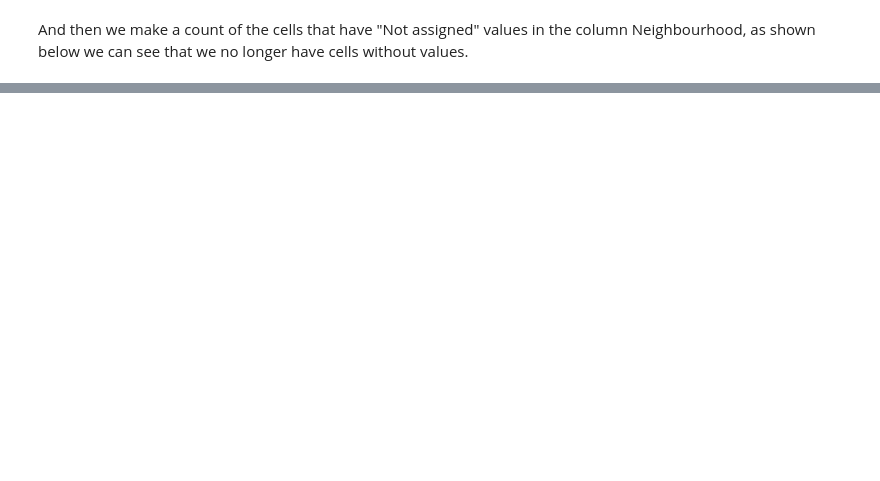
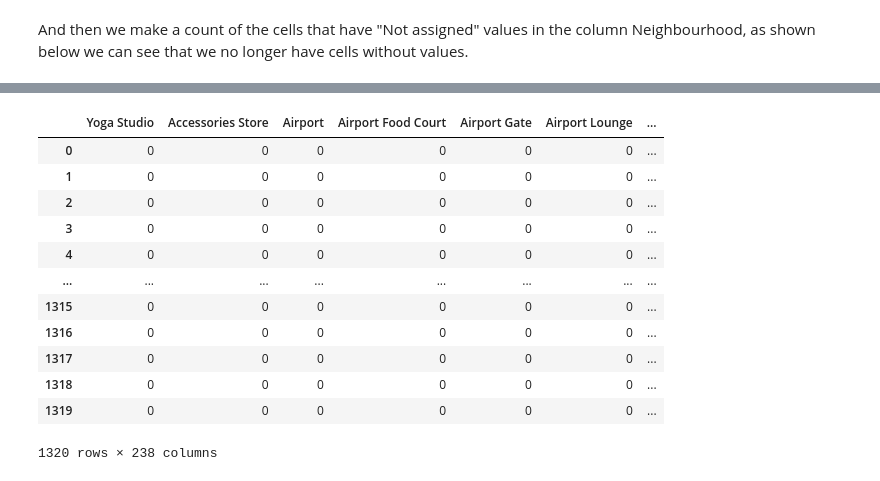
Before and after one commit to cesar7g5/Coursera_Capstone, a Jupyter notebook: Applied Data Science Capstone.ipynb, the cells around one changed output, grey strips where cells are left out. Drawn from its saved outputs; the diff is of its cells as text; code cells hidden in the pictures; blank space fills up the shorter version.

Commit message:
Published from Watson Studio.

```diff
--- a/Applied Data Science Capstone.ipynb
+++ b/Applied Data Science Capstone.ipynb
@@ -177,0 +213,4 @@ df_toronto_pc.shape
+# %%
+df_lt_geo = df_toronto_pc.merge(df_geo, on='Postal Code')
+
+df_lt_geo
@@ -177,0 +233,6 @@ df_toronto_pc.shape
+# %%
+df_lt_geo.drop(['index'], axis=1, inplace = True)
+# %%
+df_lt_geo.rename(columns={'Postal Code':'Postalcode', 'Neighbourhood':'Neighborhood',},inplace=True)
+
+df_lt_geo
@@ -177,0 +295,7 @@ df_toronto_pc.shape
+# %%
+toronto_venues = getNearbyVenues(names=df_lt_geo['Neighborhood'],
+                                   latitudes=df_lt_geo['Latitude'],
+                                   longitudes=df_lt_geo['Longitude']
+                                  )
+
+toronto_venues.head()
@@ -177,0 +326,26 @@ df_toronto_pc.shape
+# %%
+# one hot encoding
+toronto_onehot = pd.get_dummies(toronto_venues[['Venue Category']], prefix="", prefix_sep="")
+
+# add neighborhood column back to dataframe
+toronto_onehot['Neighborhood'] = toronto_venues['Neighborhood']
+
+# move neighborhood column to the first column
+fixed_columns = [toronto_onehot.columns[-1]] + list(toronto_onehot.columns[:-1])
+toronto_onehot = toronto_onehot[fixed_columns]
+
+toronto_onehot
+# %% [output]
+|  | Yoga Studio | Accessories Store | Airport | Airport Food Court | Airport Gate | Airport Lounge | ... |
+| 0 | 0 | 0 | 0 | 0 | 0 | 0 | ... |
+| 1 | 0 | 0 | 0 | 0 | 0 | 0 | ... |
+| 2 | 0 | 0 | 0 | 0 | 0 | 0 | ... |
+| 3 | 0 | 0 | 0 | 0 | 0 | 0 | ... |
+| 4 | 0 | 0 | 0 | 0 | 0 | 0 | ... |
+| ... | ... | ... | ... | ... | ... | ... | ... |
+| 1315 | 0 | 0 | 0 | 0 | 0 | 0 | ... |
+| 1316 | 0 | 0 | 0 | 0 | 0 | 0 | ... |
+| 1317 | 0 | 0 | 0 | 0 | 0 | 0 | ... |
+| 1318 | 0 | 0 | 0 | 0 | 0 | 0 | ... |
+| 1319 | 0 | 0 | 0 | 0 | 0 | 0 | ... |
+1320 rows × 238 columns
```
Also changed, not shown: parts of 37 cells of this notebook.
